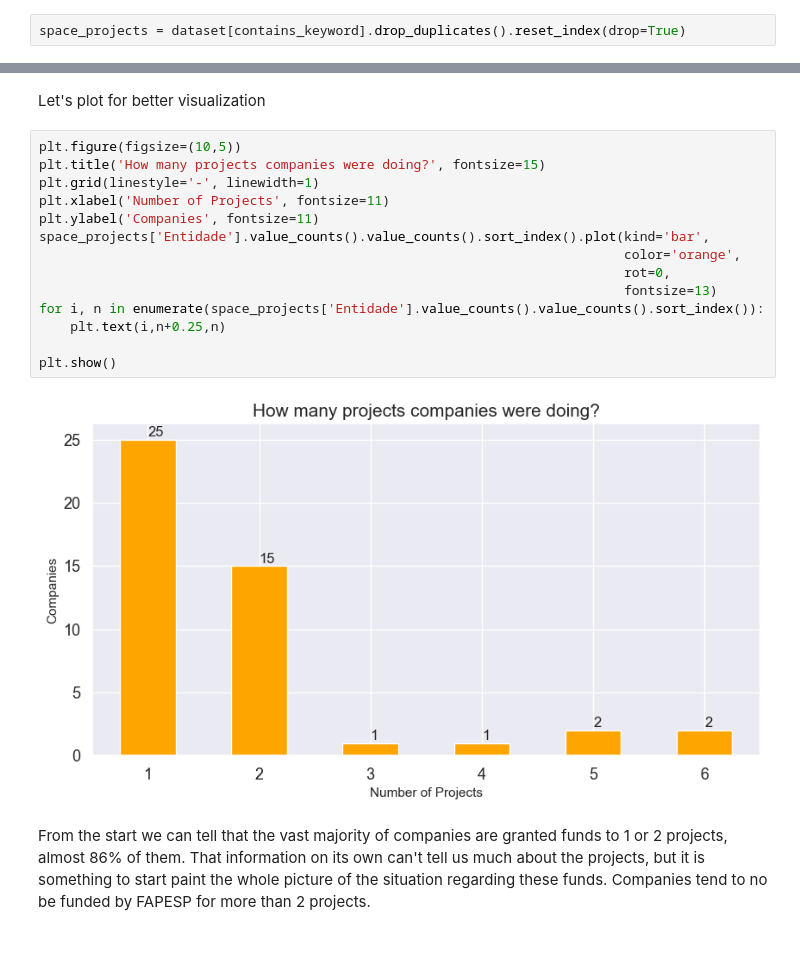
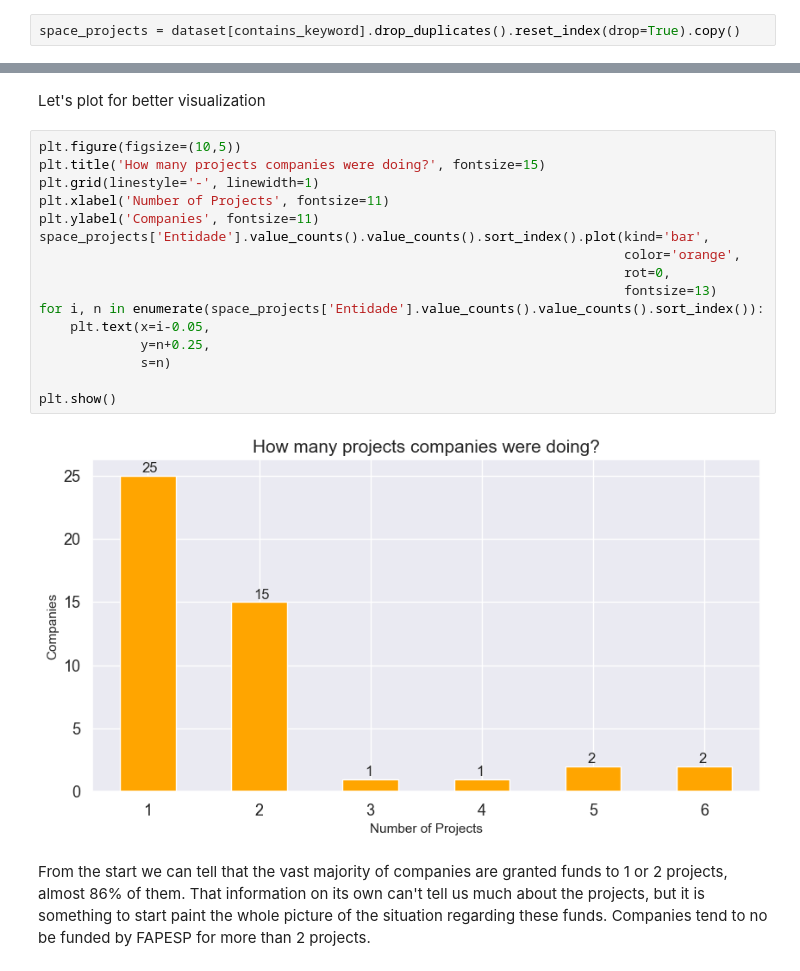
Before and after one commit to alessandro-avancini/AEB-government-funded-space-projects, a Jupyter notebook: project-rework-government-funded-space-projects.ipynb, the cells around one changed output, grey strips where cells are left out. Drawn from its saved outputs; the diff is of its cells as text.

```diff
--- a/project-rework-government-funded-space-projects.ipynb
+++ b/project-rework-government-funded-space-projects.ipynb
@@ -88,5 +102,5 @@ After that filtering, going through the data reveals that there are duplicated l
 # %%
-space_projects = dataset[contains_keyword].drop_duplicates().reset_index(drop=True)
+space_projects = dataset[contains_keyword].drop_duplicates().reset_index(drop=True).copy()
 # %%
 space_projects.shape
 # %% [output]
@@ -172,19 +186,21 @@ Let's plot for better visualization
 # %%
 plt.figure(figsize=(10,5))
 plt.title('How many projects companies were doing?', fontsize=15)
 plt.grid(linestyle='-', linewidth=1)
 plt.xlabel('Number of Projects', fontsize=11)
 plt.ylabel('Companies', fontsize=11)
 space_projects['Entidade'].value_counts().value_counts().sort_index().plot(kind='bar',
                                                                            color='orange',
                                                                            rot=0,
                                                                            fontsize=13)
 for i, n in enumerate(space_projects['Entidade'].value_counts().value_counts().sort_index()):
-    plt.text(i,n+0.25,n)
+    plt.text(x=i-0.05,
+             y=n+0.25,
+             s=n)
 
 plt.show()
 # %% [output]
-[figure, old version]
+[figure, new version]
 # %% [markdown]
 From the start we can tell that the vast majority of companies are granted funds to 1 or 2 projects, almost 86% of them. That information on its own can't tell us much about the projects, but it is something to start paint the whole picture of the situation regarding these funds. Companies tend to no be funded by FAPESP for more than 2 projects.
 # %% [markdown]
```
Also changed, not shown: parts of 30 cells of this notebook.
